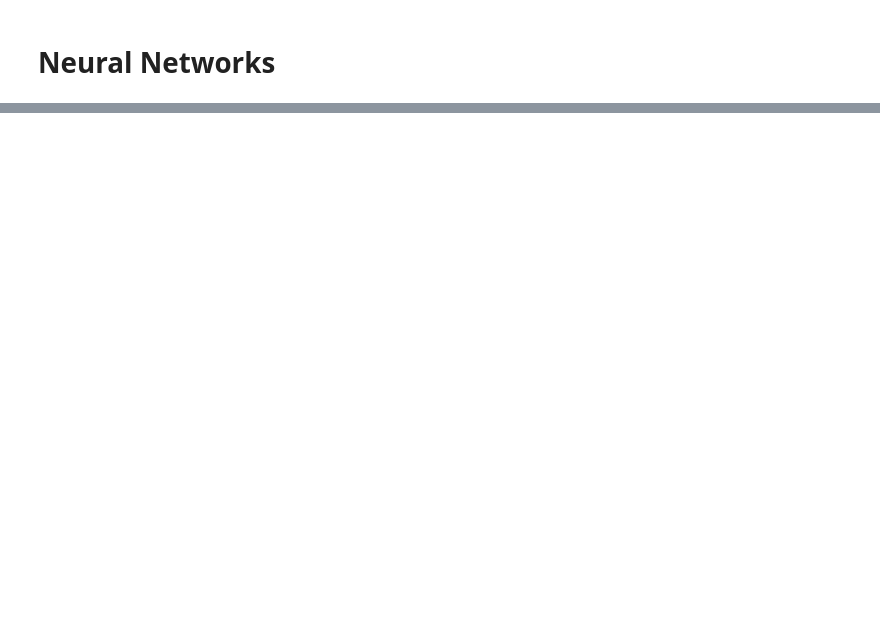
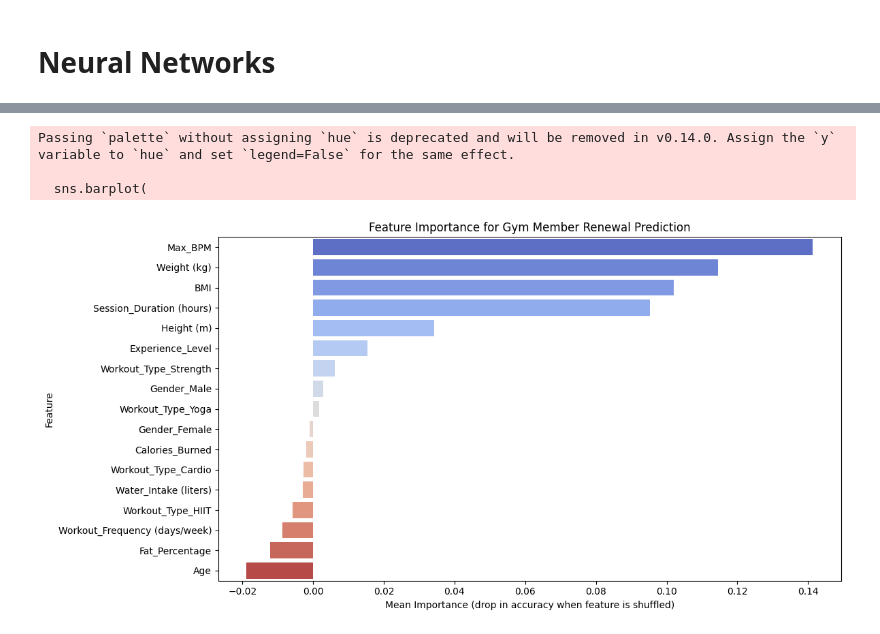
Before and after one commit to zanedotmp4/mid-terms, a Jupyter notebook: mid term pre workout.ipynb, the cells around one changed output, grey strips where cells are left out. Cells and saved outputs as stored; diff of their text form; code cells hidden in the pictures; blank space fills up the shorter version.

```diff
--- a/mid term pre workout.ipynb
+++ b/mid term pre workout.ipynb
@@ -91,0 +63,19 @@ predict_df_expo = ridership_lm_poly.predict(valid_df)
+# %%
+X = processed[predictors]
+y = processed[outcome]
+train_X, valid_X, train_y, valid_y = train_test_split(X, y, test_size=0.4, random_state=42,stratify=y)
+# %%
+scaler = StandardScaler()
+train_X_scaled = scaler.fit_transform(train_X)
+valid_X_scaled = scaler.transform(valid_X)
+# activation='relu' for prediction
+# activation='logistic' for classification
+smote = SMOTE(random_state=42)
+train_X_resampled, train_y_resampled = smote.fit_resample(train_X_scaled, train_y)
+clf = MLPClassifier(
+    hidden_layer_sizes=(50, 25),
+    activation='relu',
+    max_iter=500,
+    random_state=42
+)
+clf.fit(train_X_resampled, train_y_resampled)
@@ -91,0 +140,38 @@ predict_df_expo = ridership_lm_poly.predict(valid_df)
+# %%
+from sklearn.inspection import permutation_importance
+import pandas as pd
+import matplotlib.pyplot as plt
+import seaborn as sns
+
+# Calculate permutation importance
+perm_importance = permutation_importance(
+    clf,
+    valid_X_scaled,
+    valid_y,
+    n_repeats=30,
+    random_state=42
+)
+
+# Put results in a DataFrame
+importance_df = pd.DataFrame({
+    'Feature': predictors,
+    'Importance': perm_importance.importances_mean,
+    'Std': perm_importance.importances_std
+}).sort_values('Importance', ascending=False)
+
+plt.figure(figsize=(12, 6))
+sns.barplot(
+    data=importance_df,
+    x='Importance',
+    y='Feature',
+    palette='coolwarm'
+)
+plt.title('Feature Importance for Gym Member Renewal Prediction')
+plt.xlabel('Mean Importance (drop in accuracy when feature is shuffled)')
+plt.tight_layout()
+plt.show()
+# %% [output]
+Passing `palette` without assigning `hue` is deprecated and will be removed in v0.14.0. Assign the `y` variable to `hue` and set `legend=False` for the same effect.
+
+  sns.barplot(
+[figure, added]
```
Also changed, not shown: parts of 38 cells of this notebook, 1 other file.
